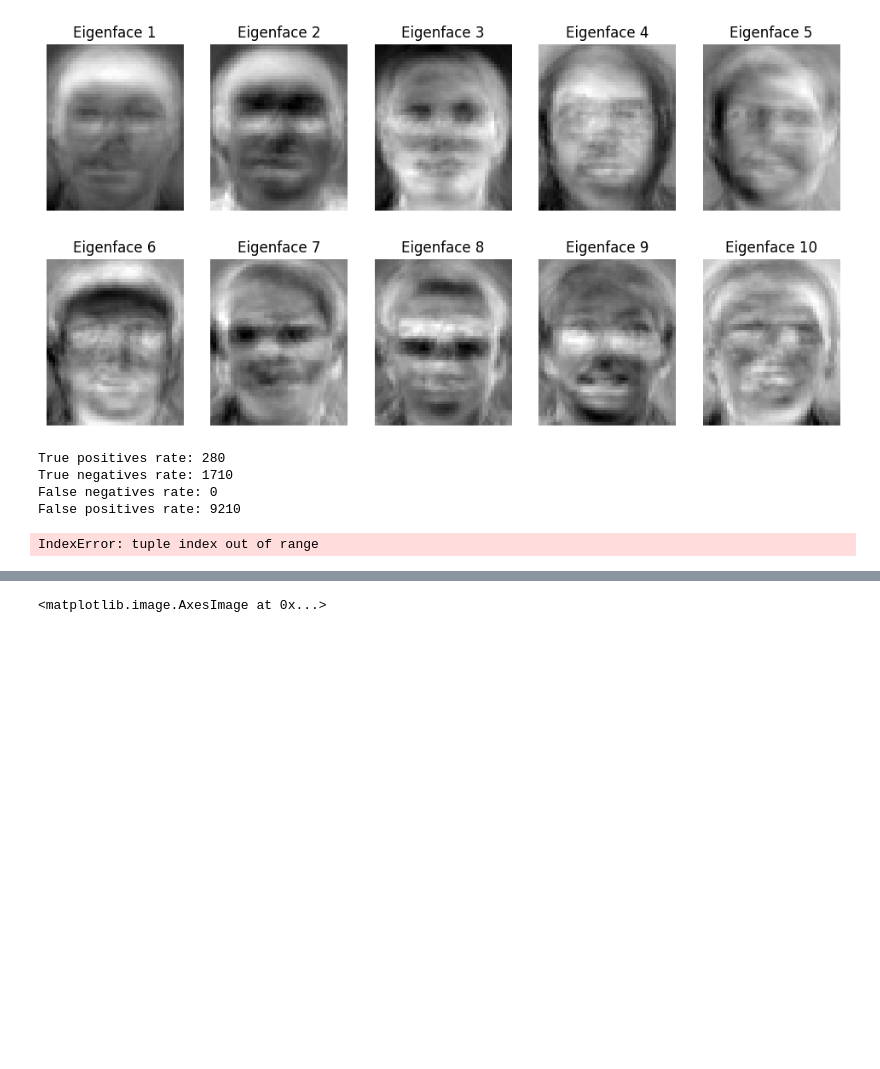
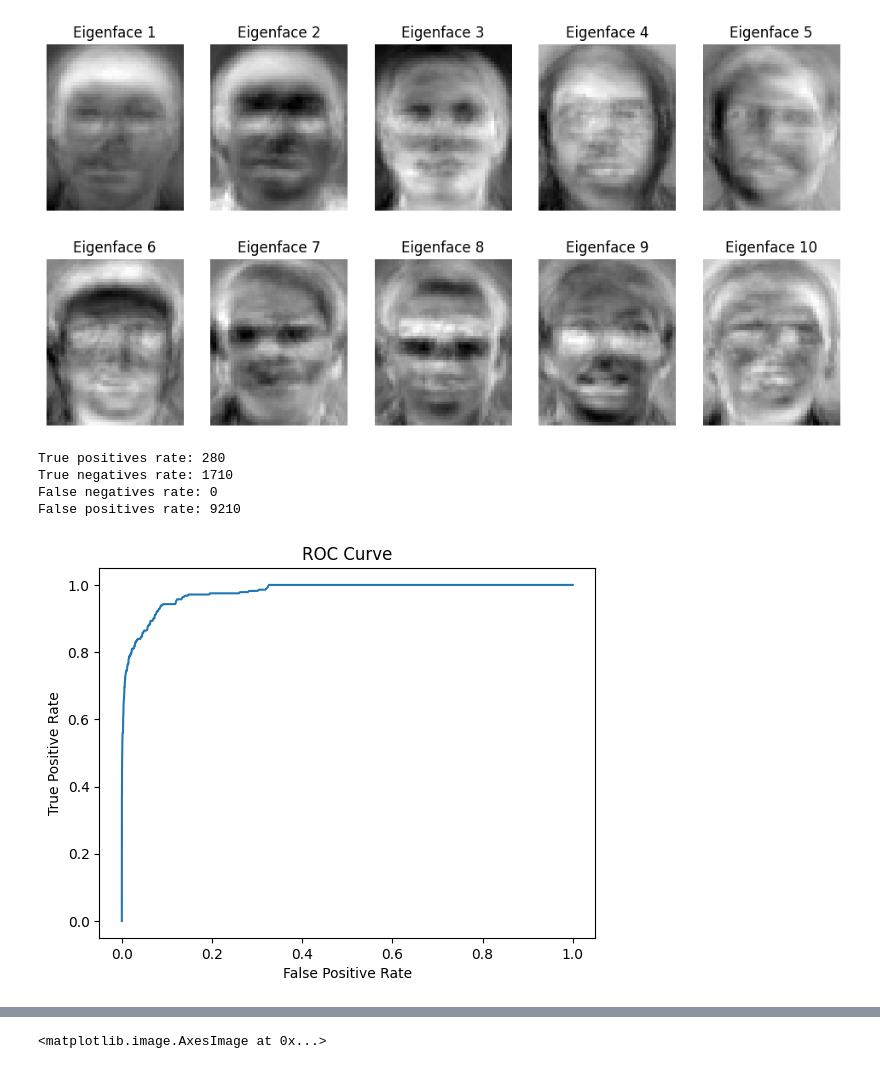
Before and after one commit to PavarisAsawa/PatternRecognition-Dimensionality_Reduction, a Jupyter notebook: chapter2.1.ipynb, the cells around one changed output, grey strips where cells are left out. Saved outputs shown, nothing was run; the diff lists cells and outputs as text; code cells hidden in the pictures; blank space fills up the shorter version.

```diff
--- a/chapter2.1.ipynb
+++ b/chapter2.1.ipynb
@@ -359,9 +359,20 @@ True positives rate: 280
 True negatives rate: 1710
 False negatives rate: 0
 False positives rate: 9210
-# %%
-# face verification using PCA projections
-result = is_similar_face(projected_images.reshape(40,3,k), 10)
-print("True positives rate using PCA:", result[0])
-# %% [output]
-IndexError: tuple index out of range
+# %%
+# Plot the ROC curve
+num_thresholds = 1000
+thresholds = np.linspace(0, 15, num_thresholds)
+tpr = []
+fpr = []
+for threshold in thresholds:
+    true_positives_rate, true_negatives_rate, false_negatives_rate, false_positives_rate = is_similar_face(A13.reshape(40,3,40,7), threshold)
+    tpr.append(true_positives_rate / (true_positives_rate + false_negatives_rate))
+    fpr.append(false_positives_rate / (false_positives_rate + true_negatives_rate))
+plt.plot(fpr, tpr)
+plt.xlabel('False Positive Rate')
+plt.ylabel('True Positive Rate')
+plt.title('ROC Curve')
+plt.show()
+# %% [output]
+[figure, added]
```
Also changed, not shown: parts of 2 cells of this notebook, 1 other file.
